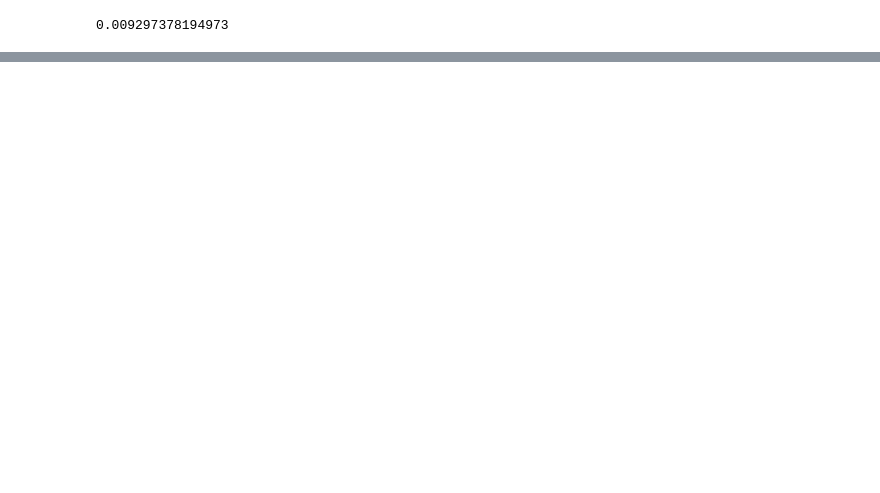
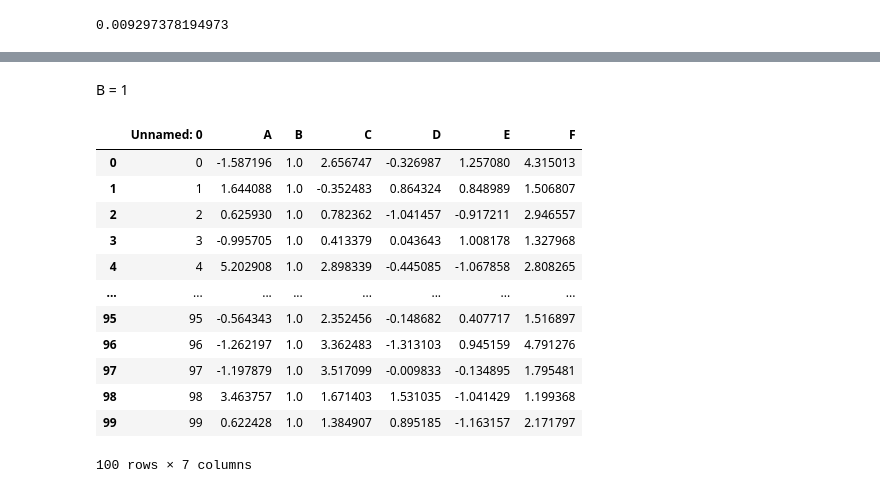
Before and after one commit to Villinger1999/BO-Mini-project, a Jupyter notebook: C-project/correlation.ipynb, the cells around one changed output, grey strips where cells are left out. Saved outputs shown, nothing was run; the diff lists cells and outputs as text; code cells hidden in the pictures; blank space fills up the shorter version.

```diff
--- a/C-project/correlation.ipynb
+++ b/C-project/correlation.ipynb
@@ -273,0 +366,19 @@ df['D'].mean()
+# %% [markdown]
+B = 1
+# %%
+df_B = pd.read_csv('data_1412.csv')
+df_B
+# %% [output]
+|  | Unnamed: 0 | A | B | C | D | E | F |
+| 0 | 0 | -1.587196 | 1.0 | 2.656747 | -0.326987 | 1.257080 | 4.315013 |
+| 1 | 1 | 1.644088 | 1.0 | -0.352483 | 0.864324 | 0.848989 | 1.506807 |
+| 2 | 2 | 0.625930 | 1.0 | 0.782362 | -1.041457 | -0.917211 | 2.946557 |
+| 3 | 3 | -0.995705 | 1.0 | 0.413379 | 0.043643 | 1.008178 | 1.327968 |
+| 4 | 4 | 5.202908 | 1.0 | 2.898339 | -0.445085 | -1.067858 | 2.808265 |
+| ... | ... | ... | ... | ... | ... | ... | ... |
+| 95 | 95 | -0.564343 | 1.0 | 2.352456 | -0.148682 | 0.407717 | 1.516897 |
+| 96 | 96 | -1.262197 | 1.0 | 3.362483 | -1.313103 | 0.945159 | 4.791276 |
+| 97 | 97 | -1.197879 | 1.0 | 3.517099 | -0.009833 | -0.134895 | 1.795481 |
+| 98 | 98 | 3.463757 | 1.0 | 1.671403 | 1.531035 | -1.041429 | 1.199368 |
+| 99 | 99 | 0.622428 | 1.0 | 1.384907 | 0.895185 | -1.163157 | 2.171797 |
+100 rows × 7 columns
```
Also changed, not shown: parts of 14 cells of this notebook, 3 other files.
